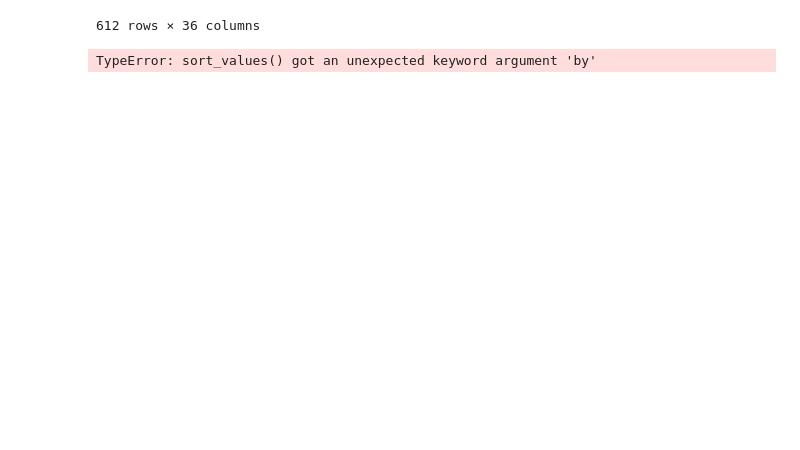
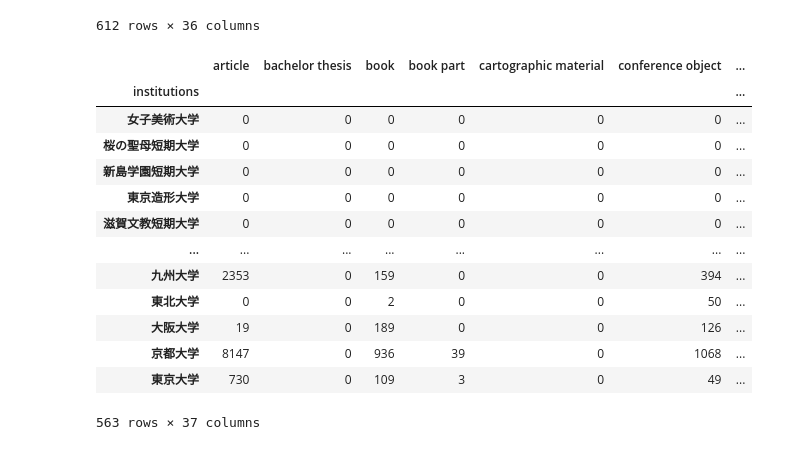
Before and after one commit to wonox/irdbscraping, a Jupyter notebook: irdbscraping.ipynb, the cells around one changed output. Cells and saved outputs as stored; diff of their text form; code cells hidden in the pictures; blank space fills up the shorter version.

```diff
--- a/irdbscraping.ipynb
+++ b/irdbscraping.ipynb
@@ -776,14 +889,28 @@ pivot_orders_df3
 # %%
 # ２つのDataFrameをindexをキーにマージ
 # institutions
 # print(pd.merge(pivot_orders_df5, kakenhidf), on='institutions', how='inner')
 # 百分率pivot_orders_df5 と科研費採択数をマージしても無意味だった
 kakenhimerge = pd.merge(pivot_orders_df3, kakenhidf, left_index=True, right_index=True, how='inner')
-kakenhimerge = pd.to_numeric(kakenhimerge['採択件数（件）'], errors='coerce') # .astype(str).str.replace(',', '')
-kakenhimerge.sort_values(by="採択件数（件）", ascending=True)
+kakenhimerge['採択件数（件）'] = pd.to_numeric(kakenhimerge['採択件数（件）'], errors='coerce') # .astype(str).str.replace(',', '')
+kakenhisort = kakenhimerge.sort_values(by=['採択件数（件）','Total'], ascending=True)
 # pivot_orders_df4 = pivot_orders_df3.sort_values(by='Total', ascending=False)
+kakenhisort
 # %% [output]
+|  | article | bachelor thesis | book | book part | cartographic material | conference object | ... |
+| institutions |  |  |  |  |  |  | ... |
+| 女子美術大学 | 0 | 0 | 0 | 0 | 0 | 0 | ... |
+| 桜の聖母短期大学 | 0 | 0 | 0 | 0 | 0 | 0 | ... |
+| 新島学園短期大学 | 0 | 0 | 0 | 0 | 0 | 0 | ... |
+| 東京造形大学 | 0 | 0 | 0 | 0 | 0 | 0 | ... |
+| 滋賀文教短期大学 | 0 | 0 | 0 | 0 | 0 | 0 | ... |
+| ... | ... | ... | ... | ... | ... | ... | ... |
+| 九州大学 | 2353 | 0 | 159 | 0 | 0 | 394 | ... |
+| 東北大学 | 0 | 0 | 2 | 0 | 0 | 50 | ... |
+| 大阪大学 | 19 | 0 | 189 | 0 | 0 | 126 | ... |
+| 京都大学 | 8147 | 0 | 936 | 39 | 0 | 1068 | ... |
+| 東京大学 | 730 | 0 | 109 | 3 | 0 | 49 | ... |
-TypeError: sort_values() got an unexpected keyword argument 'by'
+563 rows × 37 columns
 # %%
 # 合計と科研費採択数の散布図を作成 Total	採択件数（件）
 import matplotlib.pyplot as plt
```
Also changed, not shown: parts of 10 cells of this notebook, 1 other file.
